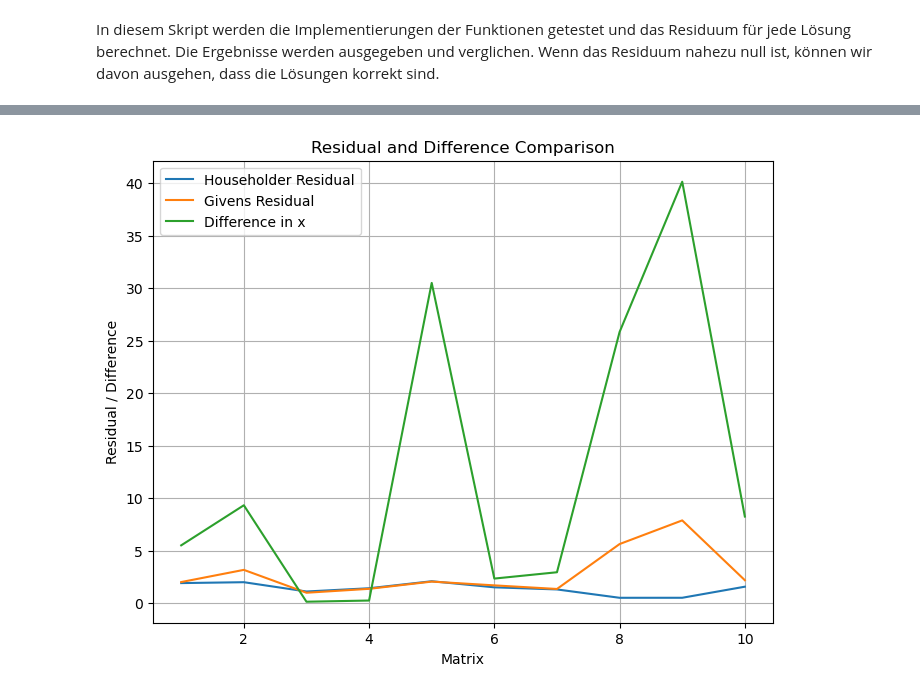
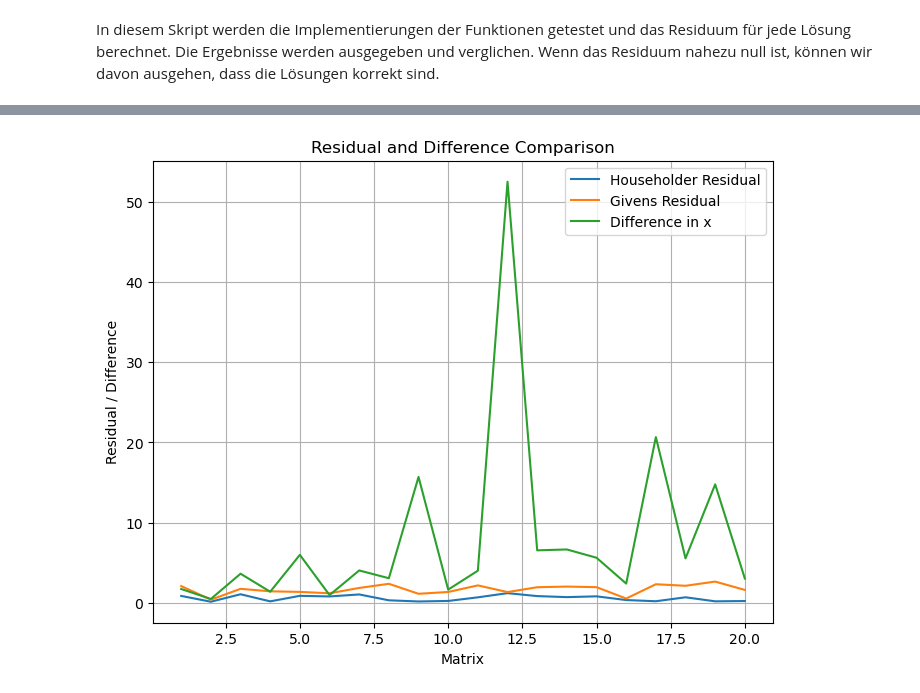
Before and after one commit to lionel-richy/scientific_Simulation_in_Python, a Jupyter notebook: Aufgabe2-4.ipynb, the cells around one changed output, grey strips where cells are left out. Drawn from its saved outputs; the diff is of its cells as text; code cells hidden in the pictures.

```diff
--- a/Aufgabe2-4.ipynb
+++ b/Aufgabe2-4.ipynb
@@ -460,15 +649,0 @@ Transformierter Vektor b1:
-# %%
-def transform_system_with_givens_rotation(A, b):
-    m, n = A.shape
-    Q, R = np.linalg.qr(A)
-    Q1 = Q[:, :n]
-    b1 = np.dot(Q1.T, b)
-    R1 = R[:n, :]
-    return R1, b1
-
-R, b1 = transform_system_with_givens_rotation(A, b)
-print("Transformiertes Gleichungssystem (Givens):")
-print("R:")
-print(R)
-print("b1:")
-print(b1)
@@ -845,32 +854,55 @@ import numpy as np
 import matplotlib.pyplot as plt
 
 def test_implementation():
-    num_matrices = 10
+    num_matrices = 20
     results_table = np.zeros((num_matrices, 3))
 
     for i in range(num_matrices):
-        # Generiere zufällige Matrix A und Vektor b
+        ############### Generiere zufällige Matrix A und Vektor b
         A = np.random.rand(3, 3)
         b = np.random.rand(3)
 
-        # Householder-Orthogonalisierung
-        _, _, R_householder = householder_transformation(A)
+        #L = cholesky_decomposition(np.dot(A.T, A))
+        #print("Cholesky-Zerlegung:")
+        #print("L:")
+        #print(L)
+
+        # Gaußsche Normalengleichungen
+        #x_normal_eq = solve_least_squares_normal_equations(A, b)
+        #print("Lösung des linearen Ausgleichsproblems (Gaußsche Normalengleichungen):")
+        #print("x:")
+        #print(x_normal_eq)
+
+        ############### Householder-Orthogonalisierung
+        '''
+        _, R_householder = householder_transformation(A) /_, _, R_givens = givens_rotation(A)
+         wir das _ (Unterstrich) zum Ignorieren der Werte von Q_householder/Q_givens und H_householder/H_givens, da wir sie in diesem Kontext nicht benötigen.
+         Wir speichern nur den Wert von R_householder, der eine obere Dreiecksmatrix ist, die nach der Anwendung der Householder-Transformation erhalten wird.
+
+        '''
+
+        _, R_householder = householder_transformation(A)
         b1_householder = np.dot(Q_householder.T, b)[:R_householder.shape[1]]
         x_householder = solve_reduced_system(R_householder, b1_householder)
         residual_householder = np.linalg.norm(b - np.dot(A, x_householder))
 
-        # Givens-Rotation
-        _, _, R_givens = givens_rotation(A)
+        ############## Givens-Rotation
+        _, R_givens = givens_rotation(A)
         b1_givens = np.dot(Q_givens.T, b)[:R_givens.shape[1]]
         x_givens = solve_reduced_system(R_givens, b1_givens)
         residual_givens = np.linalg.norm(b - np.dot(A, x_givens))
 
-        # Ergebnisse speichern
+        ############## Ergebnisse speichern
+        '''
+        Diese Code-Zeile berechnet die Residuen und den Unterschied zwischen den Lösungen,
+        die durch die Householder-Methode und die Givens-Methode zur Lösung des linearen Gleichungssystems erhalten wurden.
+
+        '''
         results_table[i] = [residual_householder, residual_givens, np.linalg.norm(x_householder - x_givens)]
 
     # Tabelle ausgeben
     print("Ergebnisse:")
-    print("Matrix\t\tHouseholder Residual\t\tGivens Residual\t\tDifference in x")
+    print("Matrix\t\tHouseholder Residual\tGivens Residual\tDifference in x")
     for i, row in enumerate(results_table):
         print(f"{i+1}\t\t{row[0]}\t\t\t{row[1]}\t\t{row[2]}")
 
@@ -904 +941 @@ Matrix          Householder Residual            Givens Residual         Differen
-[figure, old version]
+[figure, new version]
```
Also changed, not shown: parts of 25 cells of this notebook, 1 other file.
